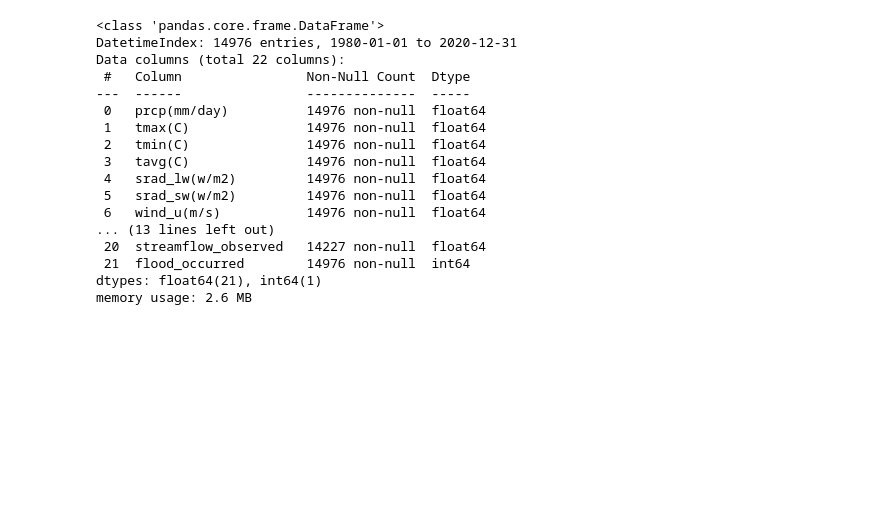
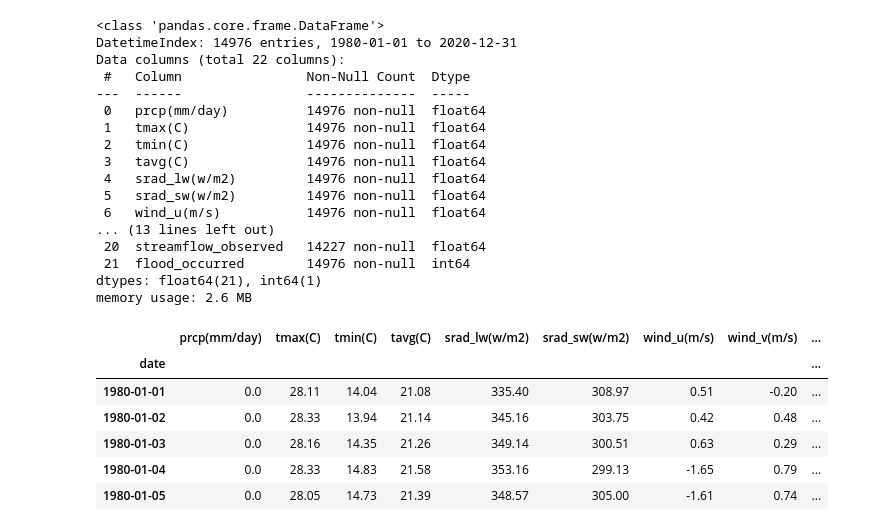
Before and after one commit to kasimkhan06/Disaster-Sentinel-Machine-Learning, a Jupyter notebook: Explore_Indofloods.ipynb, the cells around one changed output. Saved outputs shown, nothing was run; the diff lists cells and outputs as text; code cells hidden in the pictures; blank space fills up the shorter version.

```diff
--- a/Explore_Indofloods.ipynb
+++ b/Explore_Indofloods.ipynb
@@ -793,4 +793,12 @@ Data columns (total 22 columns):
 dtypes: float64(21), int64(1)
 memory usage: 2.6 MB
 # %%
-station_5002_full_data.to_csv('final_dataset.csv' , index=False)
+station_5002_full_data.head()
+# %% [output]
+|  | prcp(mm/day) | tmax(C) | tmin(C) | tavg(C) | srad_lw(w/m2) | srad_sw(w/m2) | wind_u(m/s) | wind_v(m/s) | ... |
+| date |  |  |  |  |  |  |  |  | ... |
+| 1980-01-01 | 0.0 | 28.11 | 14.04 | 21.08 | 335.40 | 308.97 | 0.51 | -0.20 | ... |
+| 1980-01-02 | 0.0 | 28.33 | 13.94 | 21.14 | 345.16 | 303.75 | 0.42 | 0.48 | ... |
+| 1980-01-03 | 0.0 | 28.16 | 14.35 | 21.26 | 349.14 | 300.51 | 0.63 | 0.29 | ... |
+| 1980-01-04 | 0.0 | 28.33 | 14.83 | 21.58 | 353.16 | 299.13 | -1.65 | 0.79 | ... |
+| 1980-01-05 | 0.0 | 28.05 | 14.73 | 21.39 | 348.57 | 305.00 | -1.61 | 0.74 | ... |
```
Also changed, not shown: parts of 1 cell of this notebook, 8 other files.
